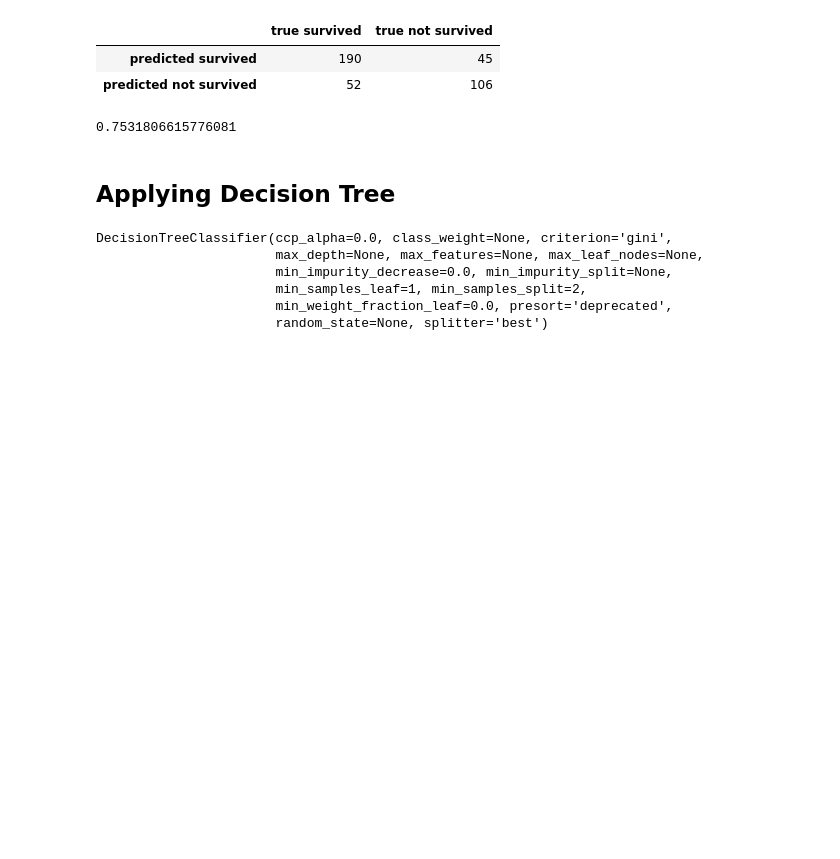
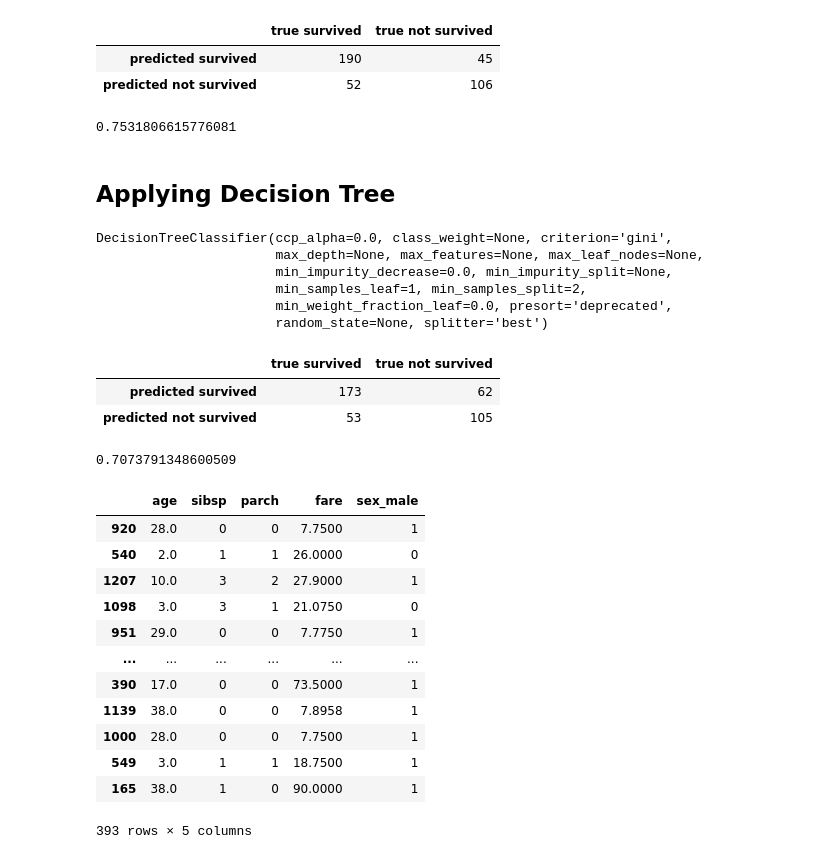
Before and after one commit to antoinedme/titanic-dataset-ml, a Jupyter notebook: learning/temp-learning-example.ipynb, the cells around one changed output. Saved outputs shown, nothing was run; the diff lists cells and outputs as text; code cells hidden in the pictures; blank space fills up the shorter version.

```diff
--- a/learning/temp-learning-example.ipynb
+++ b/learning/temp-learning-example.ipynb
@@ -328,5 +330,29 @@ DecisionTreeClassifier(ccp_alpha=0.0, class_weight=None, criterion='gini',
 tr_predictions = tr.predict(X_test)
 # %%
 pd.DataFrame(confusion_matrix(y_test, tr_predictions),
-             columns=['true survived', 'True Not Survived'],
-             index=['Predicted Survived', 'Predicted Not Survived'])
+             columns=['true survived', 'true not survived'],
+             index=['predicted survived', 'predicted not survived'])
+# %% [output]
+|  | true survived | true not survived |
+| predicted survived | 173 | 62 |
+| predicted not survived | 53 | 105 |
+# %%
+print(accuracy_score(y_test,tr_predictions))
+# %% [output]
+0.7073791348600509
+# %%
+X_test
+# %% [output]
+|  | age | sibsp | parch | fare | sex_male |
+| 920 | 28.0 | 0 | 0 | 7.7500 | 1 |
+| 540 | 2.0 | 1 | 1 | 26.0000 | 0 |
+| 1207 | 10.0 | 3 | 2 | 27.9000 | 1 |
+| 1098 | 3.0 | 3 | 1 | 21.0750 | 0 |
+| 951 | 29.0 | 0 | 0 | 7.7750 | 1 |
+| ... | ... | ... | ... | ... | ... |
+| 390 | 17.0 | 0 | 0 | 73.5000 | 1 |
+| 1139 | 38.0 | 0 | 0 | 7.8958 | 1 |
+| 1000 | 28.0 | 0 | 0 | 7.7500 | 1 |
+| 549 | 3.0 | 1 | 1 | 18.7500 | 1 |
+| 165 | 38.0 | 1 | 0 | 90.0000 | 1 |
+393 rows × 5 columns
```
Also changed, not shown: parts of 1 cell of this notebook, 1 other file.
